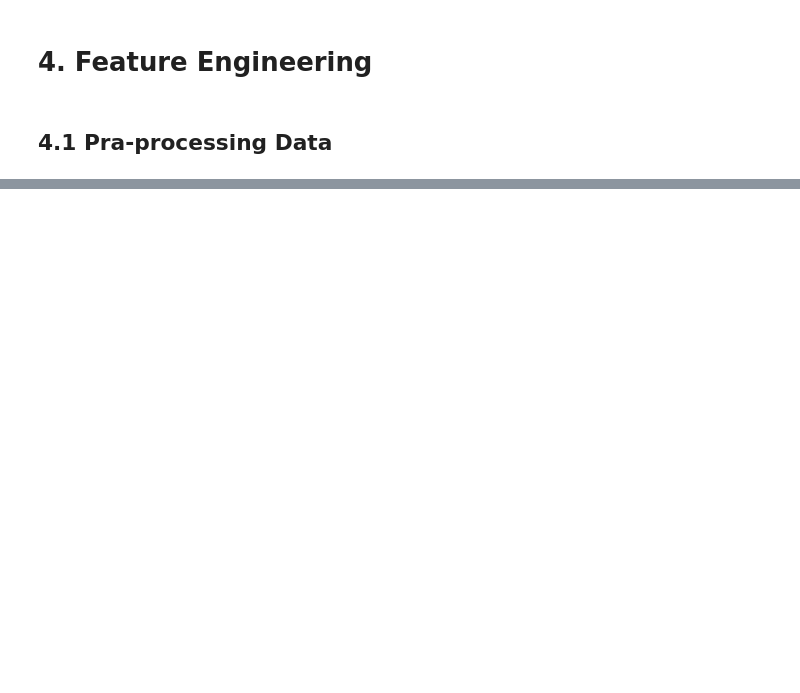
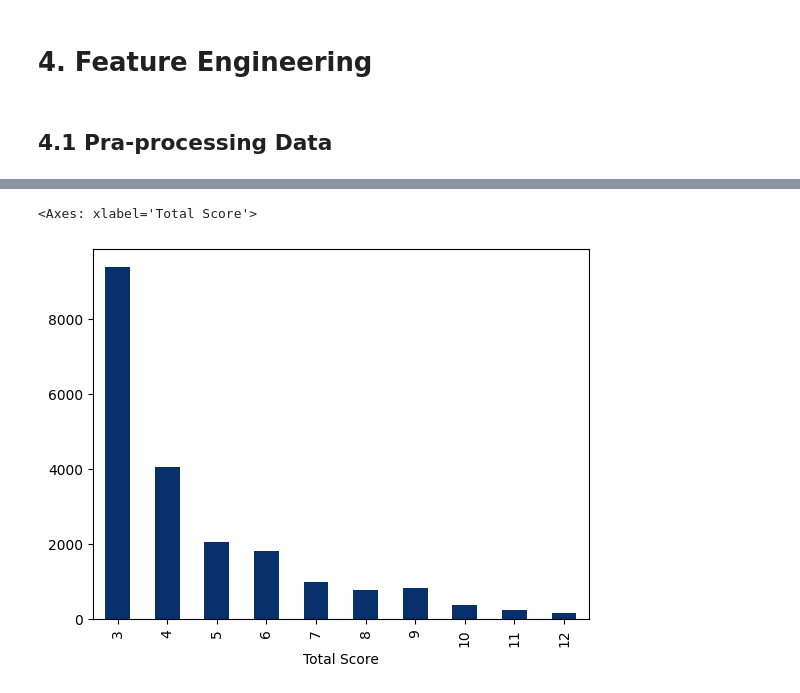
Before and after one commit to FTDS-assignment-bay/p2-final-project-p2-final-project-ftds-011-hck-group-001, a Jupyter notebook: project.ipynb, the cells around one changed output, grey strips where cells are left out. Cells and saved outputs as stored; diff of their text form; code cells hidden in the pictures; blank space fills up the shorter version.

```diff
--- a/project.ipynb
+++ b/project.ipynb
@@ -176,0 +332,24 @@ Kolom 'Country' have data dupicate.
+# %%
+## for Recency
+
+def RClass(x,p,d):
+    if x <= d[p][0.25]:
+        return 1
+    elif x <= d[p][0.50]:
+        return 2
+    elif x <= d[p][0.75]:
+        return 3
+    else:
+        return 4
+
+## for Frequency and Monetary value
+
+def FMClass(x,p,d):
+    if x <= d[p][0.25]:
+        return 4
+    elif x <= d[p][0.50]:
+        return 3
+    elif x <= d[p][0.75]:
+        return 2
+    else:
+        return 1
@@ -176,0 +376,5 @@ Kolom 'Country' have data dupicate.
+# %%
+rfmSeg = rfmTable
+rfmSeg['R_Quartile'] = rfmSeg['recency'].apply(RClass, args=('recency',quartiles,))
+rfmSeg['F_Quartile'] = rfmSeg['frequency'].apply(FMClass, args=('frequency',quartiles,))
+rfmSeg['M_Quartile'] = rfmSeg['monetary_value'].apply(FMClass, args=('monetary_value',quartiles,))
@@ -176,0 +399,4 @@ Kolom 'Country' have data dupicate.
+# %%
+rfmSeg['RFMClass'] = rfmSeg.R_Quartile.map(str) \
+                            + rfmSeg.F_Quartile.map(str) \
+                            + rfmSeg.M_Quartile.map(str)
@@ -176,0 +446,3 @@ Kolom 'Country' have data dupicate.
+# %%
+rfmSeg['Total Score'] = rfmSeg['R_Quartile'] + rfmSeg['F_Quartile'] +rfmSeg['M_Quartile']
+print(rfmSeg.head(), rfmSeg.info())
@@ -176,0 +502,5 @@ Kolom 'Country' have data dupicate.
+# %%
+rfmSeg.groupby('Total Score').agg('monetary_value').mean().plot(kind='bar', colormap='Blues_r')
+# %% [output]
+<Axes: xlabel='Total Score'>
+[figure, added]
```
Also changed, not shown: parts of 106 cells of this notebook, 3 other files.
